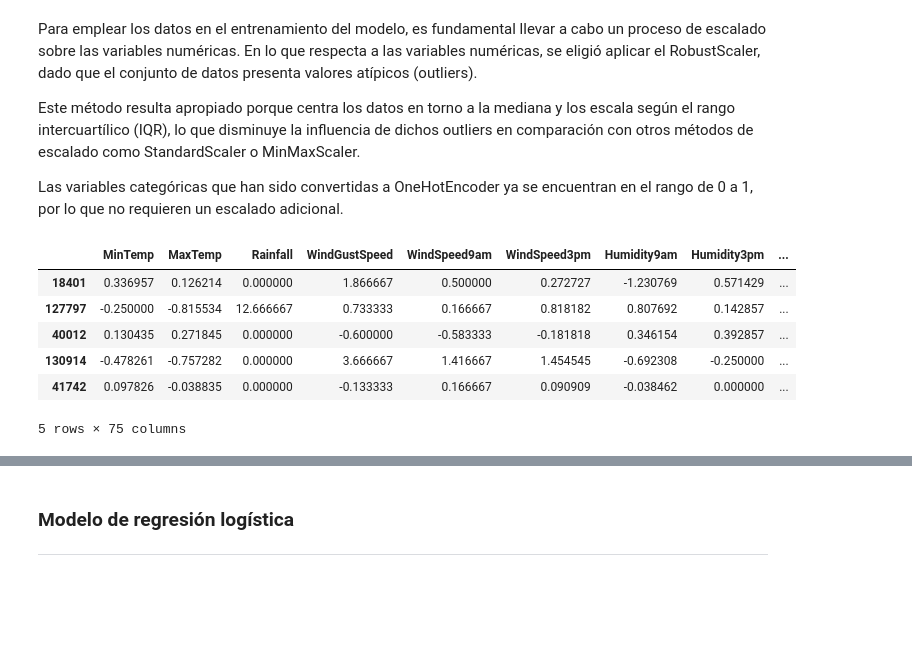
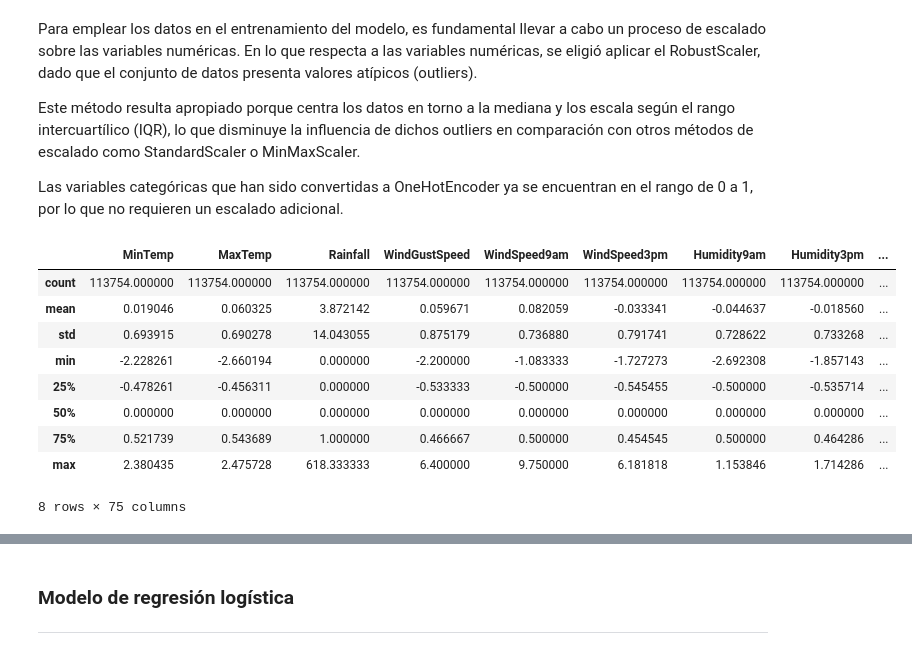
Before and after one commit to CaterinaMartinezD/AA1-TUIA-Casado-MartinezDufour, a Jupyter notebook: TP-clasificacion-AA1.ipynb, the cells around one changed output, grey strips where cells are left out. Cells and saved outputs as stored; diff of their text form; code cells hidden in the pictures; blank space fills up the shorter version.

```diff
--- a/TP-clasificacion-AA1.ipynb
+++ b/TP-clasificacion-AA1.ipynb
@@ -941,16 +986,17 @@ Las variables categóricas que han sido convertidas a OneHotEncoder ya se encuen
 # %%
 scaler = RobustScaler()
 columnas = ['MinTemp', 'MaxTemp', 'Rainfall', 'WindGustSpeed', 'WindSpeed9am', 'WindSpeed3pm', 'Humidity9am', 'Humidity3pm', 'Pressure9am']
 
 train_df[columnas] = scaler.fit_transform(train_df[columnas])
 test_df[columnas] = scaler.transform(test_df[columnas])
-
-train_df.head()
 # %% [output]
 |  | MinTemp | MaxTemp | Rainfall | WindGustSpeed | WindSpeed9am | WindSpeed3pm | Humidity9am | Humidity3pm | ... |
-| 18401 | 0.336957 | 0.126214 | 0.000000 | 1.866667 | 0.500000 | 0.272727 | -1.230769 | 0.571429 | ... |
-| 127797 | -0.250000 | -0.815534 | 12.666667 | 0.733333 | 0.166667 | 0.818182 | 0.807692 | 0.142857 | ... |
-| 40012 | 0.130435 | 0.271845 | 0.000000 | -0.600000 | -0.583333 | -0.181818 | 0.346154 | 0.392857 | ... |
-| 130914 | -0.478261 | -0.757282 | 0.000000 | 3.666667 | 1.416667 | 1.454545 | -0.692308 | -0.250000 | ... |
-| 41742 | 0.097826 | -0.038835 | 0.000000 | -0.133333 | 0.166667 | 0.090909 | -0.038462 | 0.000000 | ... |
+| count | 113754.000000 | 113754.000000 | 113754.000000 | 113754.000000 | 113754.000000 | 113754.000000 | 113754.000000 | 113754.000000 | ... |
+| mean | 0.019046 | 0.060325 | 3.872142 | 0.059671 | 0.082059 | -0.033341 | -0.044637 | -0.018560 | ... |
+| std | 0.693915 | 0.690278 | 14.043055 | 0.875179 | 0.736880 | 0.791741 | 0.728622 | 0.733268 | ... |
+| min | -2.228261 | -2.660194 | 0.000000 | -2.200000 | -1.083333 | -1.727273 | -2.692308 | -1.857143 | ... |
+| 25% | -0.478261 | -0.456311 | 0.000000 | -0.533333 | -0.500000 | -0.545455 | -0.500000 | -0.535714 | ... |
+| 50% | 0.000000 | 0.000000 | 0.000000 | 0.000000 | 0.000000 | 0.000000 | 0.000000 | 0.000000 | ... |
+| 75% | 0.521739 | 0.543689 | 1.000000 | 0.466667 | 0.500000 | 0.454545 | 0.500000 | 0.464286 | ... |
+| max | 2.380435 | 2.475728 | 618.333333 | 6.400000 | 9.750000 | 6.181818 | 1.153846 | 1.714286 | ... |
-5 rows × 75 columns
+8 rows × 75 columns
```
Also changed, not shown: parts of 22 cells of this notebook, 1 other file.
